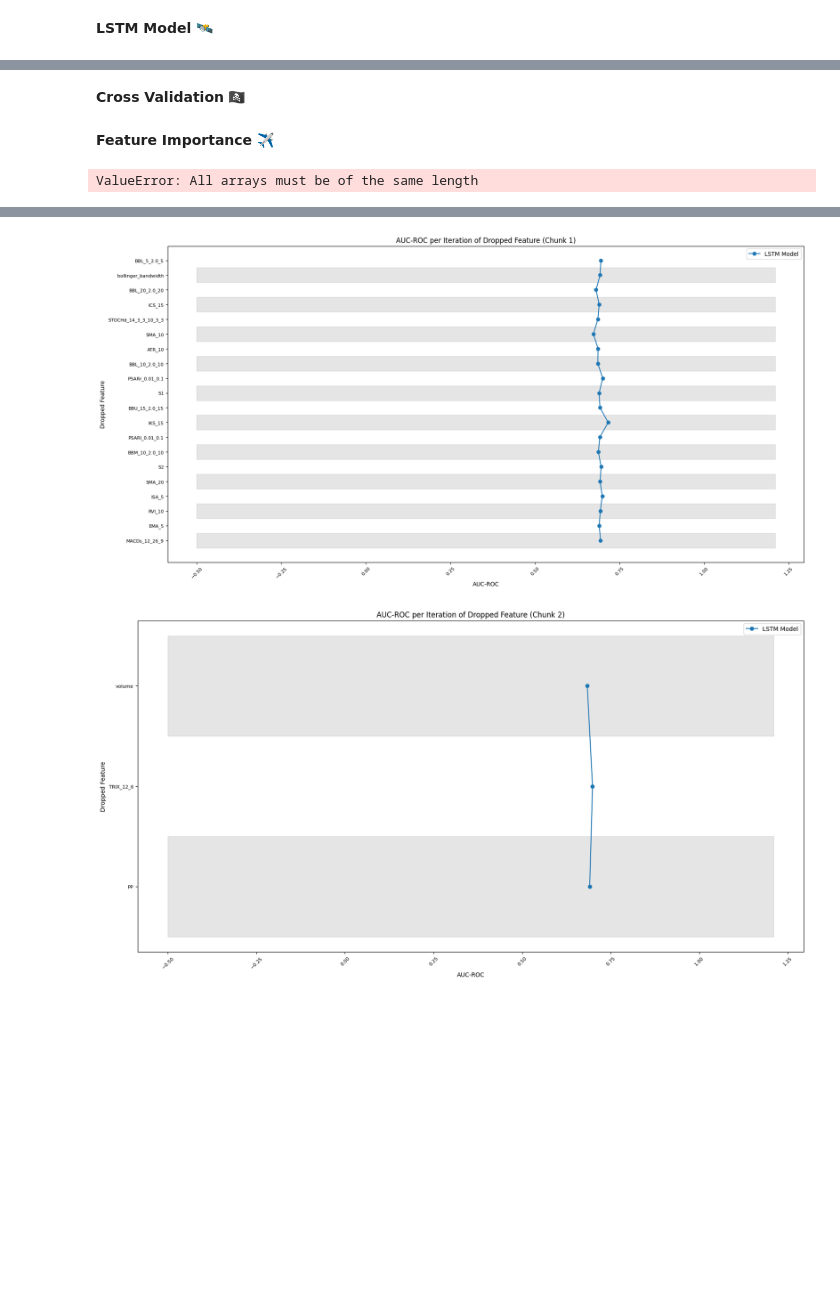
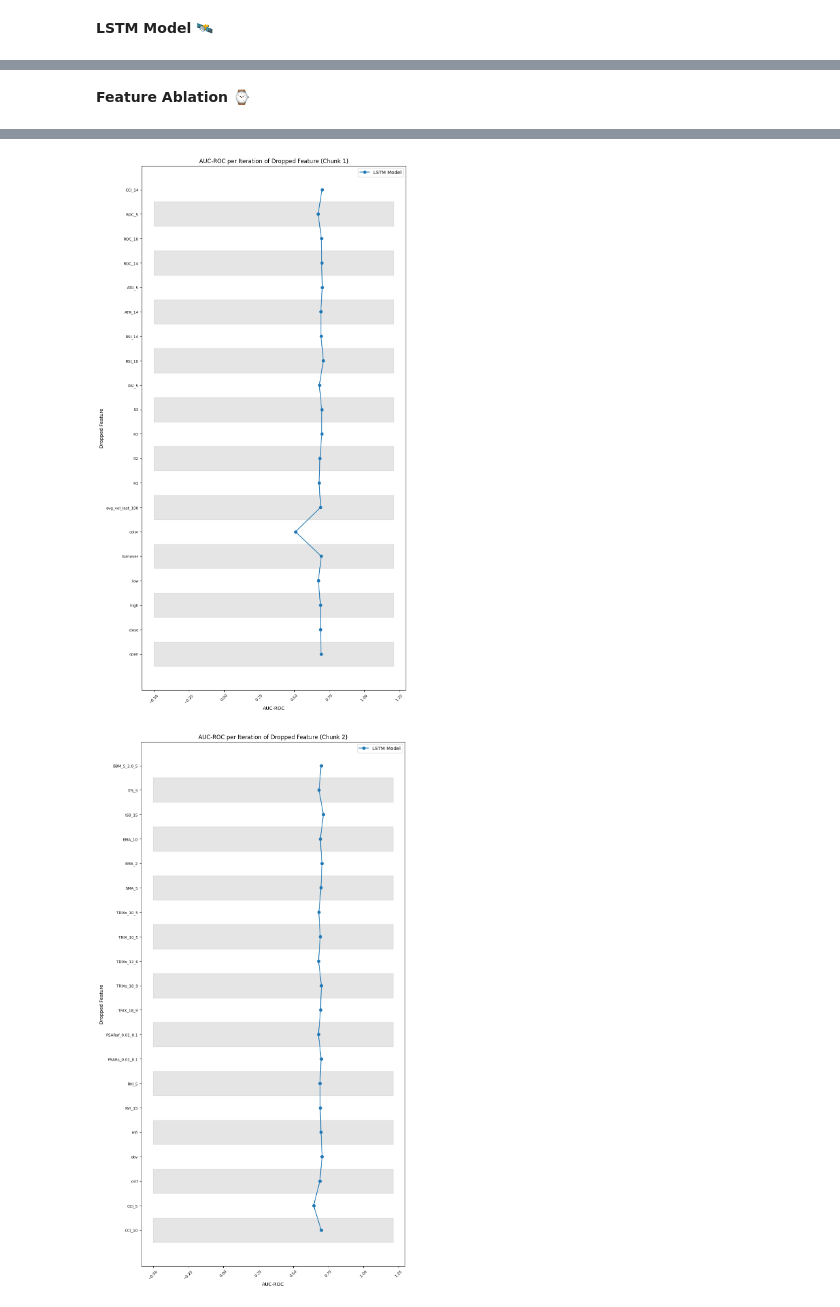
Before and after one commit to Jnorm911/websocket_trading, a Jupyter notebook: src/binary_classification/lstm/lstm_model.ipynb, the cells around one changed output, grey strips where cells are left out. Saved outputs shown, nothing was run; the diff lists cells and outputs as text; code cells hidden in the pictures; blank space fills up the shorter version.

Commit message:
updates to drop features

```diff
--- a/src/binary_classification/lstm/lstm_model.ipynb
+++ b/src/binary_classification/lstm/lstm_model.ipynb
@@ -194,41 +241,12 @@ Epoch 10/10
-# %% [markdown]
-**Cross Validation** 🏴‍☠️
 # %% [markdown]
-**Feature Importance** ✈️
+**Feature Ablation** ⌚
-# %%
-# Call your function to preprocess the data
-X_train_base, X_test_base, y_train, y_test, feature_names = preprocess_data()
-
-# Train a random forest classifier
-rfc = RandomForestClassifier(n_estimators=100, random_state=42)
-rfc.fit(X_train_base, y_train)
-
-# Get feature importances
-importances = rfc.feature_importances_
-
-# Create a dataframe of features and their importances
-feature_importances_df = pd.DataFrame({'Feature': feature_names, 'Importance': importances})
-
-# Sort the dataframe by importance
-feature_importances_df.sort_values(by='Importance', ascending=False, inplace=True)
-
-# Display the dataframe
-print(feature_importances_df)
-# %% [output]
-ValueError: All arrays must be of the same length
 # %%
-# Create a list of the features to be dropped
-features_to_drop = ['MACDs_12_26_9', 'EMA_5', 'RVI_10', 'ISA_5', 'SMA_20', 'S2', 'BBM_10_2.0_10',
-                    'PSARl_0.01_0.1', 'IKS_15', 'BBU_15_2.0_15', 'S1', 'PSARr_0.01_0.1', 'BBL_10_2.0_10',
-                    'ATR_10', 'SMA_10', 'STOCHd_14_3_3_10_3_3', 'ICS_15', 'BBL_20_2.0_20', 'bollinger_bandwidth',
-                    'BBL_5_2.0_5', 'PP', 'TRIX_12_6', 'volume']
-
 # Initialize a list to hold AUC-ROC scores for each iteration
 auc_roc_lstm_history = []
 
-for feature in features_to_drop:
+for feature in feature_names:
     # Call your function to preprocess the data
-    X_train_lstm, X_test_lstm, y_train, y_test = preprocess_data([feature])
+    _, _, X_train_lstm, X_test_lstm, y_train, y_test, _ = preprocess_data([feature])
 
     # Initialize the LSTM model
     lstm_model = Sequential()
@@ -251,24 +269,24 @@ for feature in features_to_drop:
     # Add the AUC-ROC score to the list
     auc_roc_lstm_history.append(auc_roc_lstm)
 
-# Function to divide the features_to_drop list into sublists of 20 features each
+# Function to divide the feature_names list into sublists of 20 features each
 def divide_chunks(lst, chunk_size):
     for i in range(0, len(lst), chunk_size):
         yield lst[i:i + chunk_size]
 
-# Divide the features_to_drop list into sublists of 20 features each
+# Divide the feature_names list into sublists of 20 features each
 chunk_size = 20
-features_to_drop_chunks = list(divide_chunks(features_to_drop, chunk_size))
+feature_names_chunks = list(divide_chunks(feature_names, chunk_size))
 
 # Loop through the sublists and create a chart for each sublist
-for chunk_index, features_to_drop_chunk in enumerate(features_to_drop_chunks):
+for chunk_index, feature_names_chunk in enumerate(feature_names_chunks):
 
     # Set the figure size
-    plt.figure(figsize=(20, 10))
+    plt.figure(figsize=(10, 20))  # Adjust the figure size here
 
     # Plot the AUC-ROC for each iteration
     plt.plot(auc_roc_lstm_history[chunk_index * chunk_size:(chunk_index + 1) * chunk_size],
-             features_to_drop_chunk, marker='o', label='LSTM Model')
+             feature_names_chunk, marker='o', label='LSTM Model')
 
     # Set the axes labels and title
     plt.ylabel('Dropped Feature')
@@ -279,10 +297,10 @@ for chunk_index, features_to_drop_chunk in enumerate(features_to_drop_chunks):
     plt.xticks(fontsize=8, rotation=45)
 
     # Set the y-axis ticks and labels
-    plt.yticks(range(len(features_to_drop_chunk)), features_to_drop_chunk, fontsize=8)
+    plt.yticks(range(len(feature_names_chunk)), feature_names_chunk, fontsize=8)
 
     # Add colored rows for better readability
-    for i in range(len(features_to_drop_chunk)):
+    for i in range(len(feature_names_chunk)):
         if i % 2 == 0:
             plt.fill_between(np.arange(-0.5, max(auc_roc_lstm_history) + 0.5, 0.01),
                              i - 0.5, i + 0.5, color='gray', alpha=0.2)
@@ -292,7 +310,7 @@ for chunk_index, features_to_drop_chunk in enumerate(features_to_drop_chunks):
     plt.show()
 
 # Create a dictionary of features and their corresponding AUC-ROC scores
-features_auc_roc_lstm_dict = dict(zip(features_to_drop, auc_roc_lstm_history))
+features_auc_roc_lstm_dict = dict(zip(feature_names, auc_roc_lstm_history))
 
 # Create a sorted list of tuples from the dictionary
 sorted_features_auc_roc_lstm = sorted(features_auc_roc_lstm_dict.items(), key=lambda item: item[1], reverse=True)
@@ -321,2 +339,2 @@ Epoch 10/10
-[figure, old version]
+[figure, new version]
-[figure, old version]
+[figure, new version]
```
Also changed, not shown: parts of 7 cells of this notebook.
